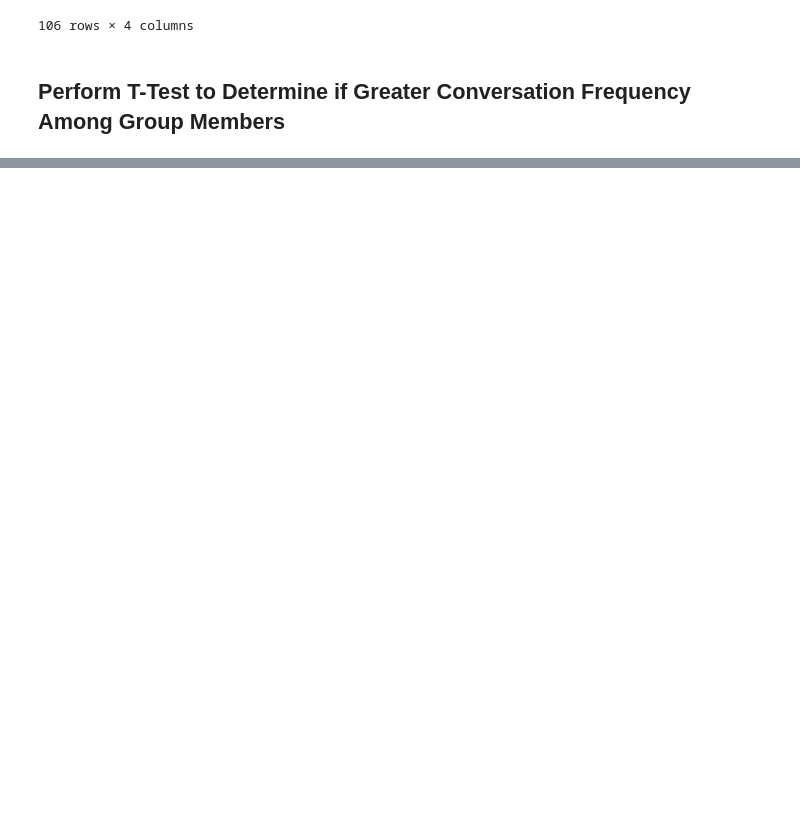
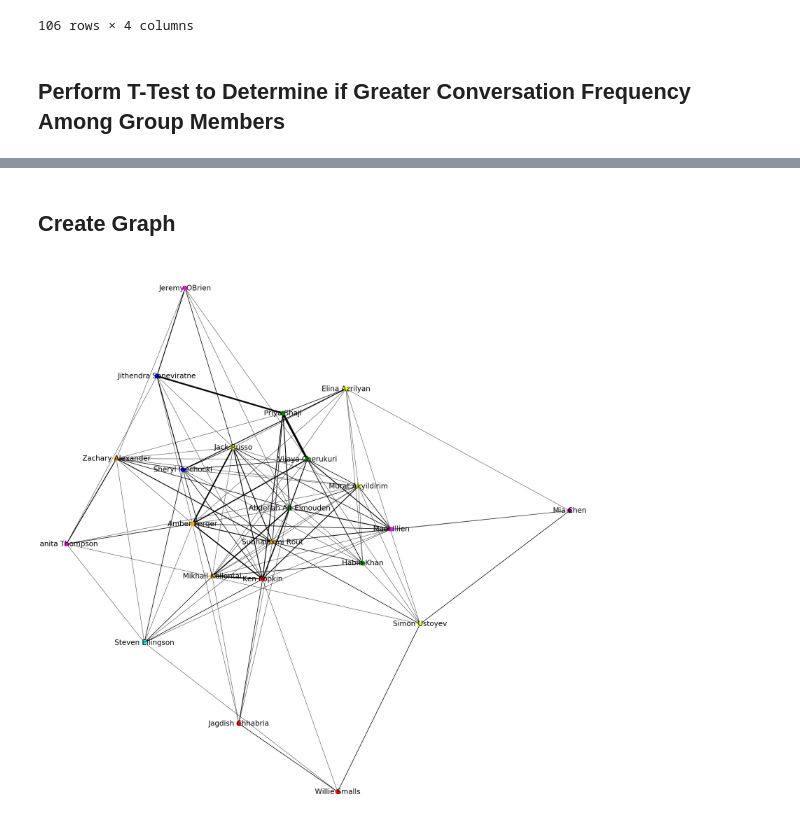
Before and after one commit to WillieDavonSmalls/KJW_CUNY_DATA_620, a Jupyter notebook: KJW_Final_Project_DS620/Group_Relationships.ipynb, the cells around one changed output, grey strips where cells are left out. Saved outputs shown, nothing was run; the diff lists cells and outputs as text; code cells hidden in the pictures; blank space fills up the shorter version.

Commit message:
Graph

```diff
--- a/KJW_Final_Project_DS620/Group_Relationships.ipynb
+++ b/KJW_Final_Project_DS620/Group_Relationships.ipynb
@@ -175,0 +233,64 @@ Ttest_indResult(statistic=1.083769221305288, pvalue=0.28097328064208915)
+# %% [markdown]
+## Create Graph
+# %%
+#create graph and add edges
+groups_gph = nx.from_pandas_edgelist(edges_df, edge_attr=True)
+
+#color code the nodes
+color_map = []
+for node in groups_gph:
+    if node == 'Jithendra Seneviratne':
+        color_map.append('blue')
+    elif node == 'Sheryl Piechocki':
+        color_map.append('blue')
+    elif node == 'Jagdish Chhabria':
+        color_map.append('red')
+    elif node == 'Ken Popkin':
+        color_map.append('red')
+    elif node == 'Willie Smalls':
+        color_map.append('red')
+    elif node == 'Elina Azrilyan':
+        color_map.append('yellow')
+    elif node == 'Jack Russo':
+        color_map.append('yellow')
+    elif node == 'Murat Akyildirim':
+        color_map.append('yellow')
+    elif node == 'Simon Ustoyev':
+        color_map.append('yellow')
+    elif node == 'Amber Ferger':
+        color_map.append('orange')
+    elif node == 'Mikhail Kollontai':
+        color_map.append('orange')
+    elif node == 'Subhalaxmi Rout':
+        color_map.append('orange')
+    elif node == 'Zachary Alexander':
+        color_map.append('orange')
+    elif node == 'Abdellah Ait Elmouden':
+        color_map.append('green')
+    elif node == 'Habib Khan':
+        color_map.append('green')
+    elif node == 'Priya Shaji':
+        color_map.append('green')
+    elif node == 'Vijaya Cherukuri':
+        color_map.append('green')
+    elif node == 'Steven Ellingson':
+        color_map.append('cyan')
+    elif node == 'Mia Chen':
+        color_map.append('purple')
+    elif node == 'Wei Zhou':
+        color_map.append('purple')
+    elif node == 'Jeremy OBrien':
+        color_map.append('magenta')
+    elif node == 'Mael Illien':
+        color_map.append('magenta')
+    elif node == 'Vanita Thompson':
+        color_map.append('magenta')
+
+#Format Graph
+plt.figure(figsize=(30,30))
+#determine the weights
+weights = [edata['weight'] for f, to, edata in groups_gph.edges(data=True)]
+#draw map with weights, labels, and color map
+nx.draw(groups_gph, with_labels=1, font_size=28, width = weights, node_color=color_map)
+# %% [output]
+[figure, added]
```
Also changed, not shown: parts of 7 cells of this notebook.
